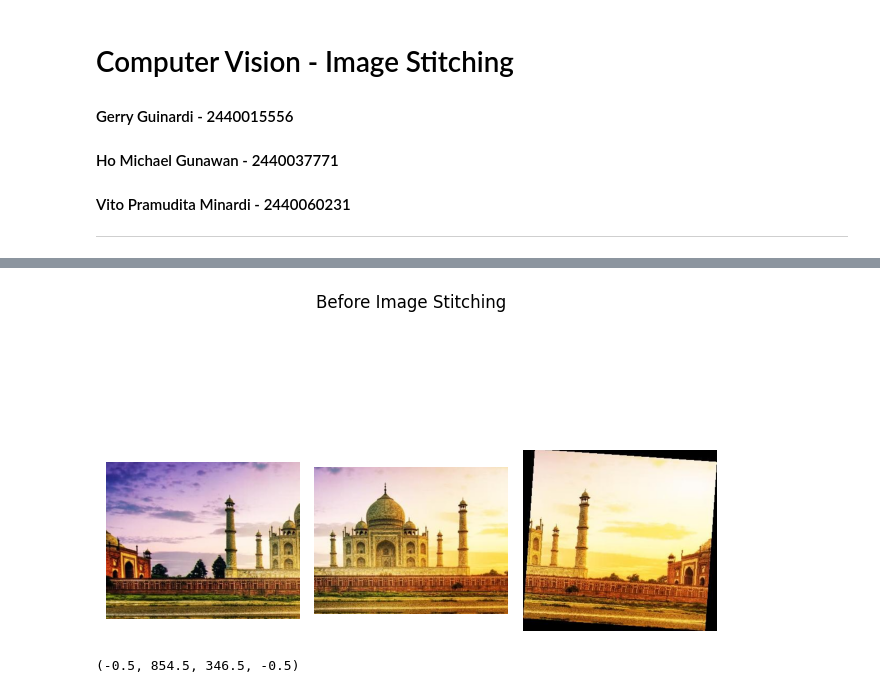
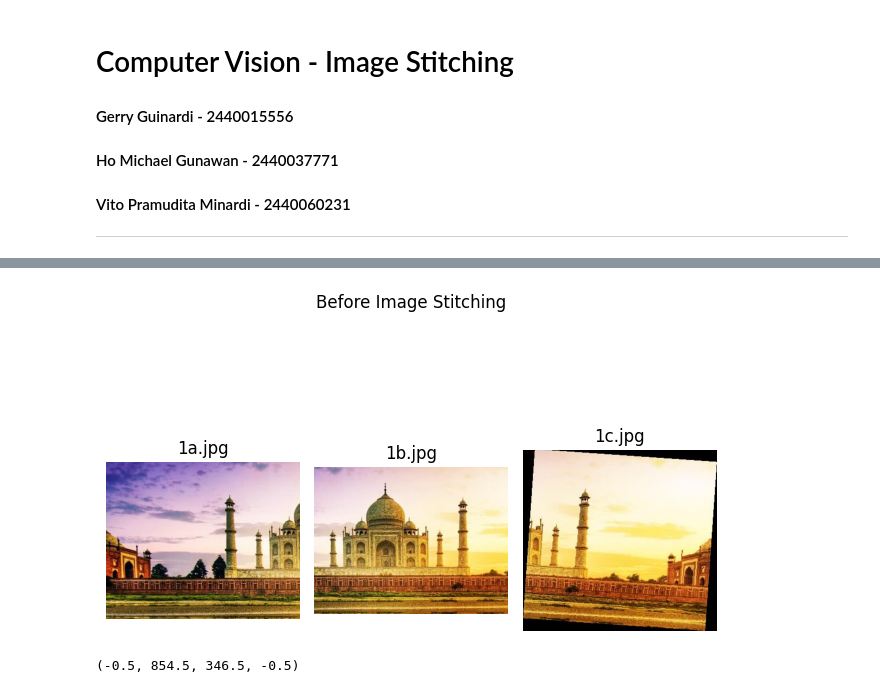
Before and after one commit to vitopm/image-stitching, a Jupyter notebook: main.ipynb, the cells around one changed output, grey strips where cells are left out. Saved outputs shown, nothing was run; the diff lists cells and outputs as text; code cells hidden in the pictures.

```diff
--- a/main.ipynb
+++ b/main.ipynb
@@ -20,24 +20,26 @@ import matplotlib.pyplot as plt
 # image path
 imagePath = './images'
 images = []
+imagesNames = os.listdir(imagePath)
 
 # retrieve and read image to images
-for filename in os.listdir(imagePath):
+for filename in imagesNames:
     image = cv2.imread(imagePath + '/' + filename)
     images.append(image)
 # %%
 # show images before stitching
 fig = plt.figure()
 for index, image in enumerate(images):
     ax = fig.add_subplot(1, len(images), index+1)
     ax.imshow(cv2.cvtColor(image, cv2.COLOR_BGR2RGB))
     ax.axis('off')
+    plt.title(imagesNames[index])
 
 fig.suptitle("Before Image Stitching")
 plt.tight_layout()
 plt.show()
 # %% [output]
-[figure, old version]
+[figure, new version]
 # %%
 # Make stiched_create Method
 stitcher = cv2.Stitcher_create()
```
Also changed, not shown: parts of 4 cells of this notebook.
